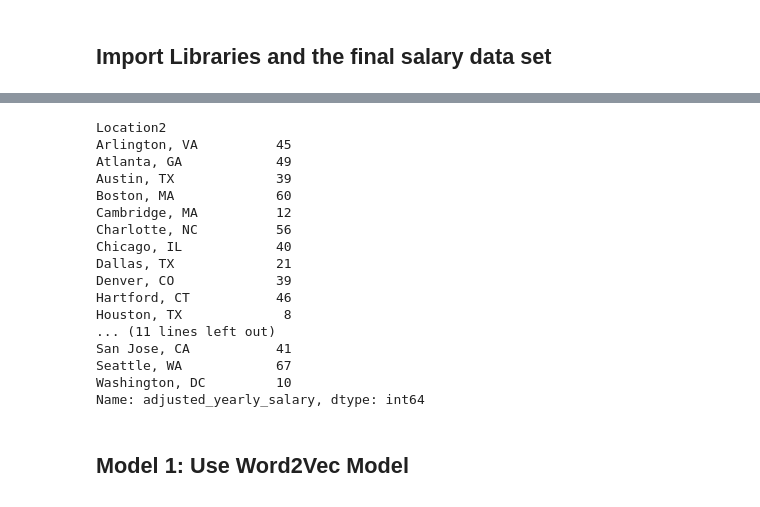
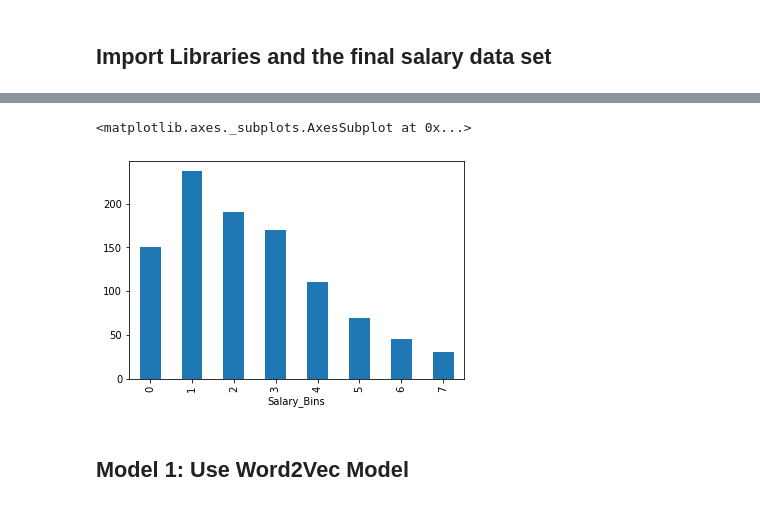
Before and after one commit to bonniema/salary-predictor, a Jupyter notebook: Salary_Modeling.ipynb, the cells around one changed output, grey strips where cells are left out. Cells and saved outputs as stored; diff of their text form; code cells hidden in the pictures.

```diff
--- a/Salary_Modeling.ipynb
+++ b/Salary_Modeling.ipynb
@@ -36,0 +65,5 @@ salary_df.head()
+# %%
+#Create Bins
+BINS = [0,50000,75000,100000,125000,150000,175000,200000,400000]
+# %%
+salary_df['Salary_Bins'] = pd.cut(x=salary_df['adjusted_yearly_salary'], bins=BINS, labels=False)
@@ -37,20 +85,5 @@ salary_df.head()
 # %%
-salary_df.groupby('Location2')['adjusted_yearly_salary'].count()
+salary_df.groupby('Salary_Bins')['Location2'].count().plot.bar()
 # %% [output]
-Location2
-Arlington, VA          45
-Atlanta, GA            49
-Austin, TX             39
-Boston, MA             60
-Cambridge, MA          12
-Charlotte, NC          56
-Chicago, IL            40
-Dallas, TX             21
-Denver, CO             39
-Hartford, CT           46
-Houston, TX             8
-... (11 lines left out)
-San Jose, CA           41
-Seattle, WA            67
-Washington, DC         10
-Name: adjusted_yearly_salary, dtype: int64
+<matplotlib.axes._subplots.AxesSubplot at 0x...>
+[figure, added]
```
Also changed, not shown: parts of 48 cells of this notebook, 2 other files.
